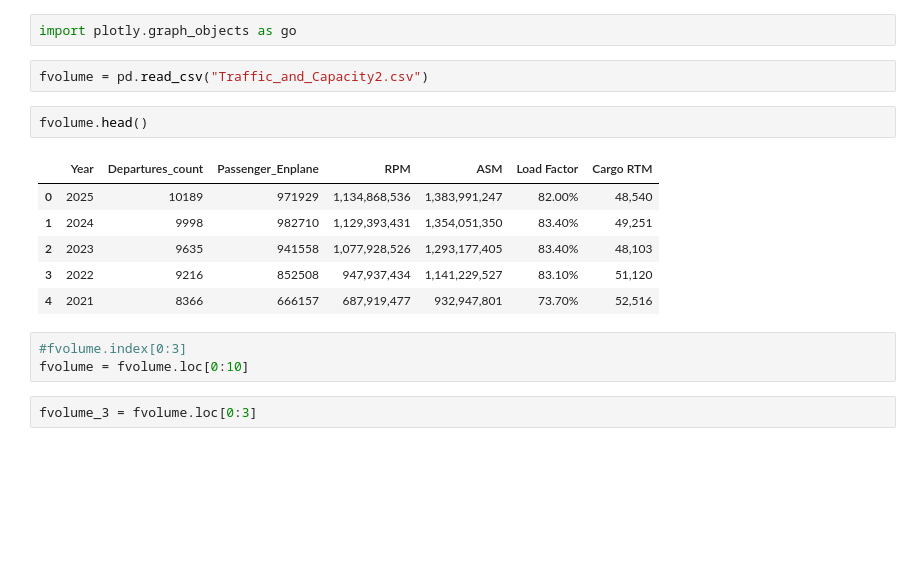
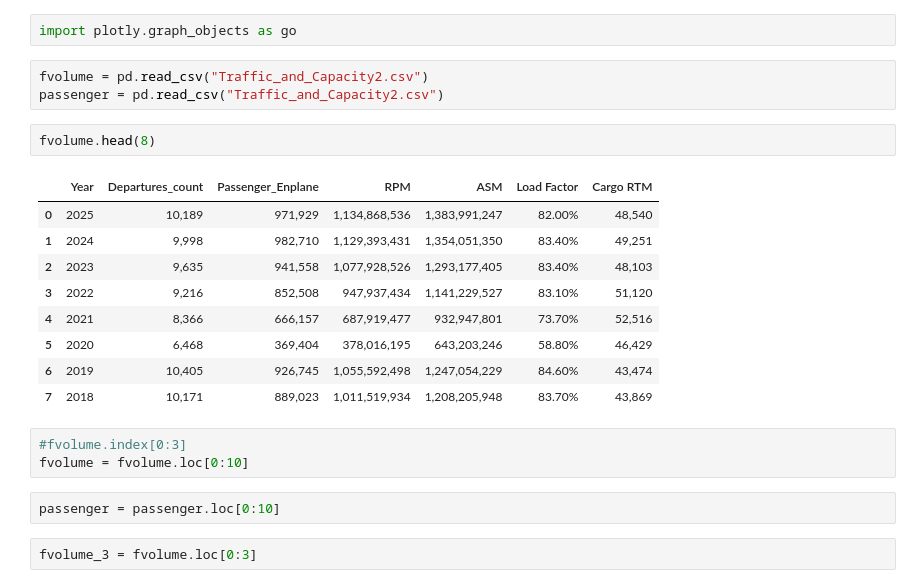
Before and after one commit to ecbassey/PythonDataAnalysis_CapstoneProject, a Jupyter notebook: Correlation_analysis.ipynb, the cells around one changed output. Cells and saved outputs as stored; diff of their text form; blank space fills up the shorter version.

```diff
--- a/Correlation_analysis.ipynb
+++ b/Correlation_analysis.ipynb
@@ -15,18 +15,24 @@ print(nbformat.__version__)
 import plotly.graph_objects as go
 # %%
 fvolume = pd.read_csv("Traffic_and_Capacity2.csv")
+passenger = pd.read_csv("Traffic_and_Capacity2.csv")
 # %%
-fvolume.head()
+fvolume.head(8)
 # %% [output]
 |  | Year | Departures_count | Passenger_Enplane | RPM | ASM | Load Factor | Cargo RTM |
-| 0 | 2025 | 10189 | 971929 | 1,134,868,536 | 1,383,991,247 | 82.00% | 48,540 |
-| 1 | 2024 | 9998 | 982710 | 1,129,393,431 | 1,354,051,350 | 83.40% | 49,251 |
-| 2 | 2023 | 9635 | 941558 | 1,077,928,526 | 1,293,177,405 | 83.40% | 48,103 |
-| 3 | 2022 | 9216 | 852508 | 947,937,434 | 1,141,229,527 | 83.10% | 51,120 |
-| 4 | 2021 | 8366 | 666157 | 687,919,477 | 932,947,801 | 73.70% | 52,516 |
+| 0 | 2025 | 10,189 | 971,929 | 1,134,868,536 | 1,383,991,247 | 82.00% | 48,540 |
+| 1 | 2024 | 9,998 | 982,710 | 1,129,393,431 | 1,354,051,350 | 83.40% | 49,251 |
+| 2 | 2023 | 9,635 | 941,558 | 1,077,928,526 | 1,293,177,405 | 83.40% | 48,103 |
+| 3 | 2022 | 9,216 | 852,508 | 947,937,434 | 1,141,229,527 | 83.10% | 51,120 |
+| 4 | 2021 | 8,366 | 666,157 | 687,919,477 | 932,947,801 | 73.70% | 52,516 |
+| 5 | 2020 | 6,468 | 369,404 | 378,016,195 | 643,203,246 | 58.80% | 46,429 |
+| 6 | 2019 | 10,405 | 926,745 | 1,055,592,498 | 1,247,054,229 | 84.60% | 43,474 |
+| 7 | 2018 | 10,171 | 889,023 | 1,011,519,934 | 1,208,205,948 | 83.70% | 43,869 |
 # %%
 #fvolume.index[0:3]
 fvolume = fvolume.loc[0:10]
+# %%
+passenger = passenger.loc[0:10]
 # %%
 fvolume_3 = fvolume.loc[0:3]
 # %%
```
Also changed, not shown: parts of 10 cells of this notebook, 21 other files.
